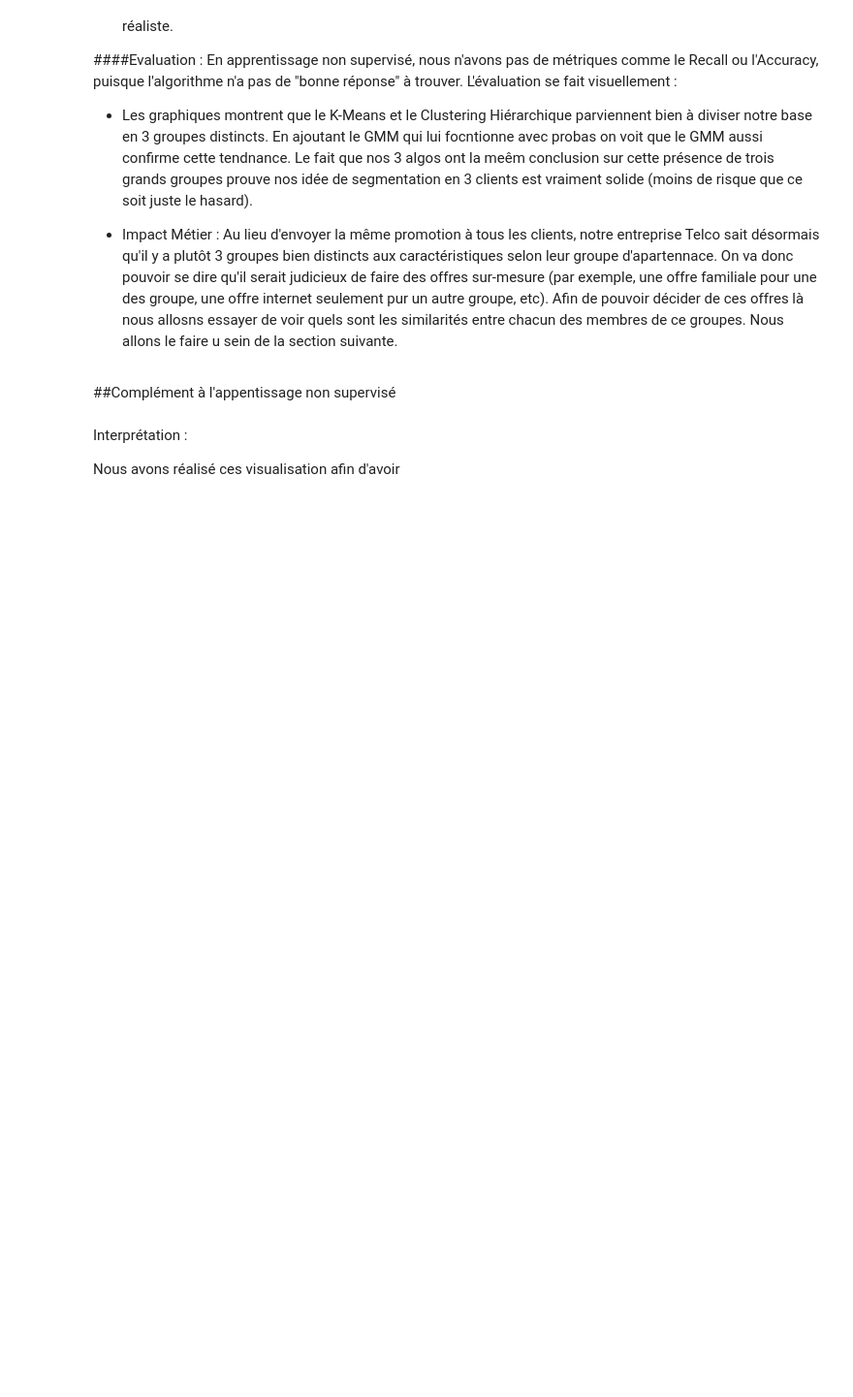
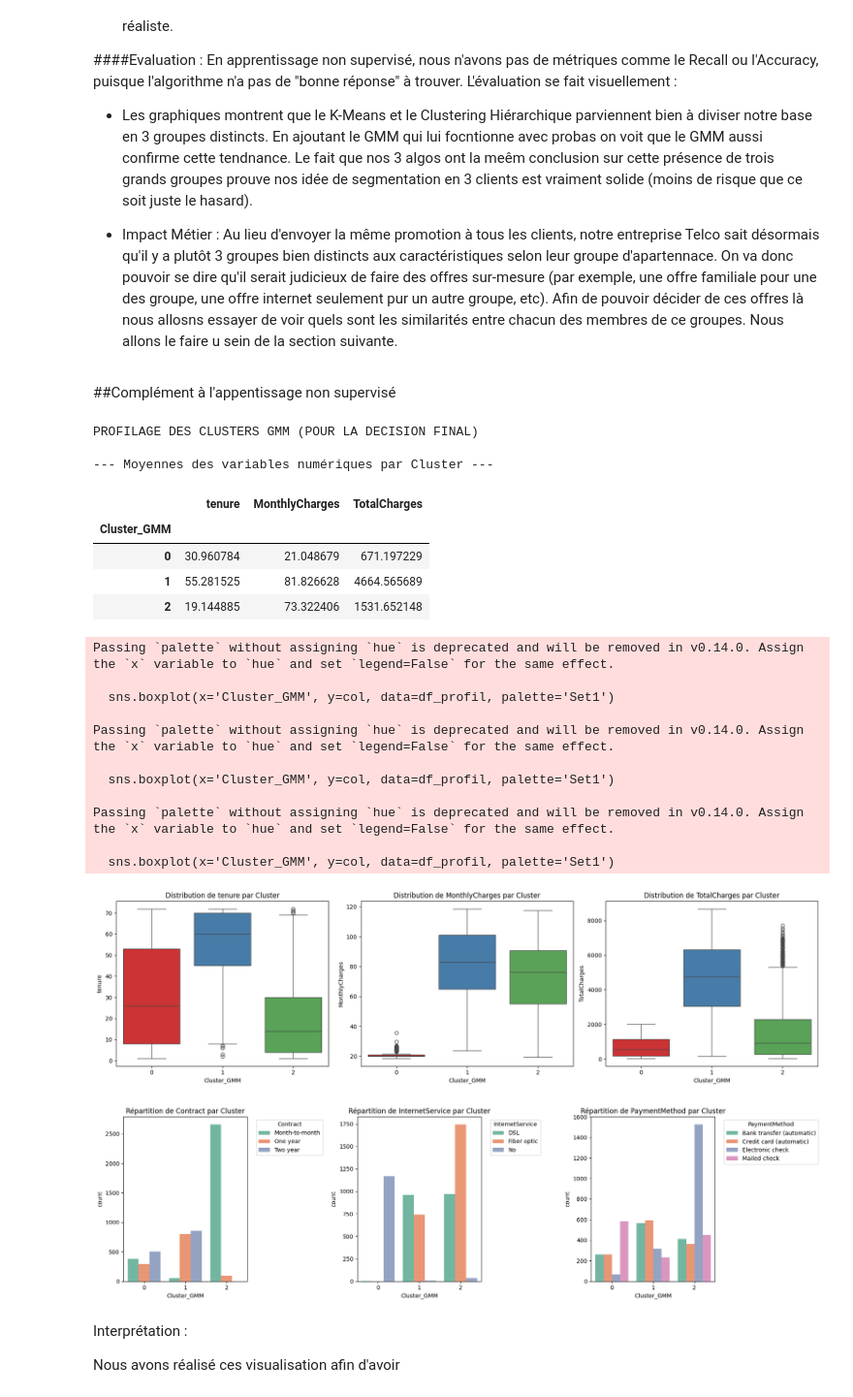
Before and after one commit to thomasripoll91-star/python_data_science, a Jupyter notebook: notebook_tp_exam.ipynb, the cells around one changed output. Shown at 97% size. Drawn from its saved outputs; the diff is of its cells as text; code cells hidden in the pictures; blank space fills up the shorter version.

Commit message:
Ajout du complément à l'algorithme non supervisé

```diff
--- a/notebook_tp_exam.ipynb
+++ b/notebook_tp_exam.ipynb
@@ -1223,6 +1223,77 @@ En apprentissage non supervisé, nous n'avons pas de métriques comme le Recall
 - Impact Métier : Au lieu d'envoyer la même promotion à tous les clients, notre entreprise Telco sait désormais qu'il y a plutôt 3 groupes bien distincts aux  caractéristiques selon leur groupe d'apartennace. On va donc pouvoir se dire qu'il serait judicieux de faire des offres sur-mesure (par exemple, une offre familiale pour une des groupe, une offre internet seulement pur un autre groupe, etc). Afin de pouvoir décider de ces offres là nous allosns essayer de voir quels sont les similarités entre chacun des membres de ce groupes. Nous allons le faire u sein de la section suivante.
 # %% [markdown]
 ##Complément à l'appentissage non supervisé
+# %%
+import pandas as pd
+import matplotlib.pyplot as plt
+import seaborn as sns
+
+print("PROFILAGE DES CLUSTERS GMM (POUR LA DECISION FINAL)")
+
+# 1. Création d'un dataset de profilage
+# On utilise X_train (les données brutes d'entraînement) pour pouvoir interpret les vraies valeurs
+# On en fait une copie plus safe pour oas casser le pipelne de ML
+df_profil = X_train.copy()
+
+# On ajoute les labels générés par le GMM (notre modèle final)
+df_profil['Cluster_GMM'] = clusters_gmm
+
+# 2. Nettoyage rapide pour la lecture num (TotalCharges est parfois vu comme du txt)
+numeric_cols = ['tenure', 'MonthlyCharges', 'TotalCharges']
+for col in numeric_cols:
+    if col in df_profil.columns:
+        df_profil[col] = pd.to_numeric(df_profil[col], errors='coerce')
+
+# 3. Analyse des variables numériques (moyennes par cluster ddu GMM)
+print("\n--- Moyennes des variables numériques par Cluster ---")
+profil_num = df_profil.groupby('Cluster_GMM')[numeric_cols].mean()
+display(profil_num)
+
+# 4. Visualisation des variables num (boxplot)
+plt.figure(figsize=(18, 5))
+for i, col in enumerate(numeric_cols, 1):
+    if col in df_profil.columns:
+        plt.subplot(1, 3, i)
+        sns.boxplot(x='Cluster_GMM', y=col, data=df_profil, palette='Set1')
+        plt.title(f'Distribution de {col} par Cluster')
+plt.tight_layout()
+plt.show()
+
+# 5. Analyse des variables catégorieles clés
+# On vérifie si un groupe est plus adepte de certains contrats ou services internent ou méthodes de payment
+categorical_cols = ['Contract', 'InternetService', 'PaymentMethod']
+
+plt.figure(figsize=(18, 5))
+for i, col in enumerate(categorical_cols, 1):
+    if col in df_profil.columns:
+        plt.subplot(1, 3, i)
+        sns.countplot(x='Cluster_GMM', hue=col, data=df_profil, palette='Set2')
+        plt.title(f'Répartition de {col} par Cluster')
+        plt.legend(title=col, bbox_to_anchor=(1.05, 1), loc='upper left')
+plt.tight_layout()
+plt.show()
+# %% [output]
+PROFILAGE DES CLUSTERS GMM (POUR LA DECISION FINAL)
+
+--- Moyennes des variables numériques par Cluster ---
+|  | tenure | MonthlyCharges | TotalCharges |
+| Cluster_GMM |  |  |  |
+| 0 | 30.960784 | 21.048679 | 671.197229 |
+| 1 | 55.281525 | 81.826628 | 4664.565689 |
+| 2 | 19.144885 | 73.322406 | 1531.652148 |
+Passing `palette` without assigning `hue` is deprecated and will be removed in v0.14.0. Assign the `x` variable to `hue` and set `legend=False` for the same effect.
+
+  sns.boxplot(x='Cluster_GMM', y=col, data=df_profil, palette='Set1')
+
+Passing `palette` without assigning `hue` is deprecated and will be removed in v0.14.0. Assign the `x` variable to `hue` and set `legend=False` for the same effect.
+
+  sns.boxplot(x='Cluster_GMM', y=col, data=df_profil, palette='Set1')
+
+Passing `palette` without assigning `hue` is deprecated and will be removed in v0.14.0. Assign the `x` variable to `hue` and set `legend=False` for the same effect.
+
+  sns.boxplot(x='Cluster_GMM', y=col, data=df_profil, palette='Set1')
+[figure, added]
+[figure, added]
 # %% [markdown]
 Interprétation :
 
```
